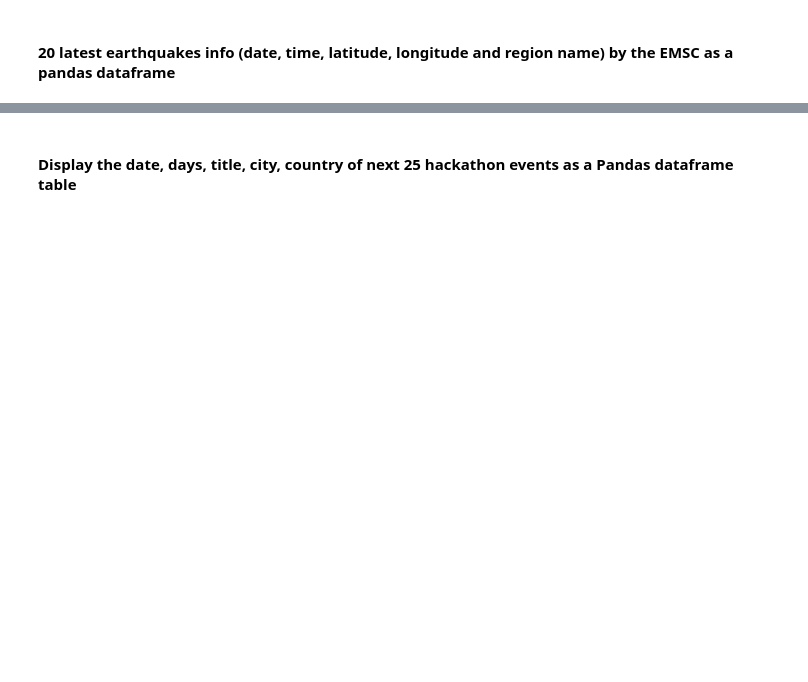
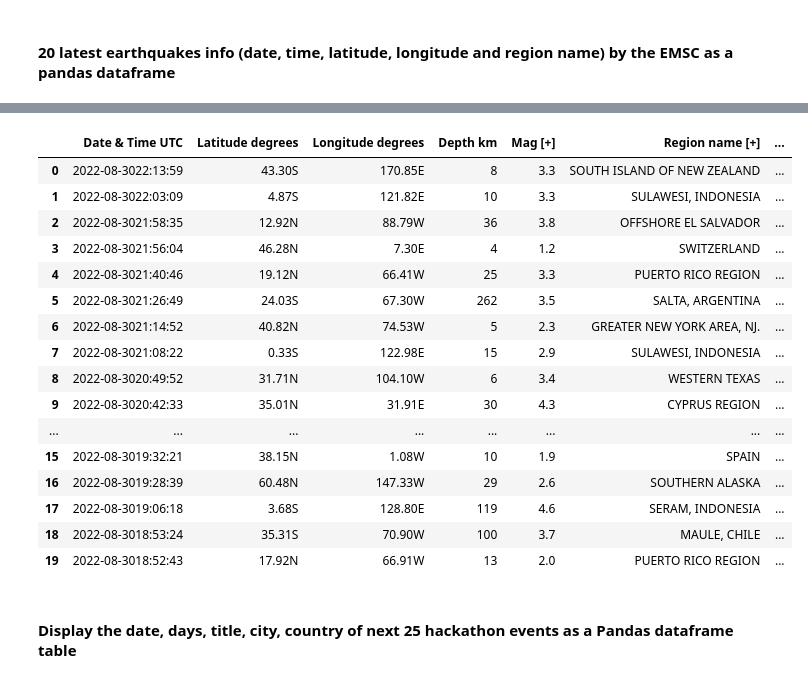
Before and after one commit to Ironhack-Data-Madrid-Agosto-2022/4.2-lab_web_scraping, a Jupyter notebook: your-code/main.ipynb, the cells around one changed output, grey strips where cells are left out. Saved outputs shown, nothing was run; the diff lists cells and outputs as text; code cells hidden in the pictures; blank space fills up the shorter version.

Commit message:
Subimos parte de earthquake

```diff
--- a/your-code/main.ipynb
+++ b/your-code/main.ipynb
@@ -467,0 +660,29 @@ url = 'https://www.emsc-csem.org/Earthquake/'
+# %%
+def sacar_num(string):
+    num = ''
+    for i in string:
+        try:
+            int(i)
+            num += i
+        except:
+            return num
+    return num
+# %%
+lista_final = []
+for element in container:
+    aux = []
+    aux2 = []
+    for sub_elem in element:
+        aux2.append(sub_elem[0].split("earthquake")[1] + sub_elem[3].split('.')[0]) #Día & hora
+        aux2.append((sub_elem[3].split('ago')[1])+sub_elem[4]) #Latitude
+        aux2.append((sub_elem[6])+(sub_elem[7])) #Longitude
+        aux2.append(sacar_num(sub_elem[9]))#Depth
+        aux2.append(sub_elem[9][-3:]) #Mag
+        aux2.append((sub_elem[10][-17::-1])[::-1]) #Region name
+        aux2.append(sub_elem[10][-16:])# Last update
+        aux.append(aux2)
+        aux2 = []
+    lista_final.append(aux)
+# %%
+lista_final = lista_final[0]
+lista_final
@@ -468,3 +707,25 @@ url = 'https://www.emsc-csem.org/Earthquake/'
+# %%
+df = pd.DataFrame(lista_final,columns = nombres_column)
+# %%
+df
+# %% [output]
+|  | Date & Time UTC | Latitude degrees | Longitude degrees | Depth km | Mag [+] | Region name [+] | ... |
+| 0 | 2022-08-3022:13:59 | 43.30S | 170.85E | 8 | 3.3 | SOUTH ISLAND OF NEW ZEALAND | ... |
+| 1 | 2022-08-3022:03:09 | 4.87S | 121.82E | 10 | 3.3 | SULAWESI, INDONESIA | ... |
+| 2 | 2022-08-3021:58:35 | 12.92N | 88.79W | 36 | 3.8 | OFFSHORE EL SALVADOR | ... |
+| 3 | 2022-08-3021:56:04 | 46.28N | 7.30E | 4 | 1.2 | SWITZERLAND | ... |
+| 4 | 2022-08-3021:40:46 | 19.12N | 66.41W | 25 | 3.3 | PUERTO RICO REGION | ... |
+| 5 | 2022-08-3021:26:49 | 24.03S | 67.30W | 262 | 3.5 | SALTA, ARGENTINA | ... |
+| 6 | 2022-08-3021:14:52 | 40.82N | 74.53W | 5 | 2.3 | GREATER NEW YORK AREA, NJ. | ... |
+| 7 | 2022-08-3021:08:22 | 0.33S | 122.98E | 15 | 2.9 | SULAWESI, INDONESIA | ... |
+| 8 | 2022-08-3020:49:52 | 31.71N | 104.10W | 6 | 3.4 | WESTERN TEXAS | ... |
+| 9 | 2022-08-3020:42:33 | 35.01N | 31.91E | 30 | 4.3 | CYPRUS REGION | ... |
+| ... | ... | ... | ... | ... | ... | ... | ... |
+| 15 | 2022-08-3019:32:21 | 38.15N | 1.08W | 10 | 1.9 | SPAIN | ... |
+| 16 | 2022-08-3019:28:39 | 60.48N | 147.33W | 29 | 2.6 | SOUTHERN ALASKA | ... |
+| 17 | 2022-08-3019:06:18 | 3.68S | 128.80E | 119 | 4.6 | SERAM, INDONESIA | ... |
+| 18 | 2022-08-3018:53:24 | 35.31S | 70.90W | 100 | 3.7 | MAULE, CHILE | ... |
+| 19 | 2022-08-3018:52:43 | 17.92N | 66.91W | 13 | 2.0 | PUERTO RICO REGION | ... |
 # %% [markdown]
 #### Display the date, days, title, city, country of next 25 hackathon events as a Pandas dataframe table
 # %%
```
Also changed, not shown: parts of 25 cells of this notebook.
